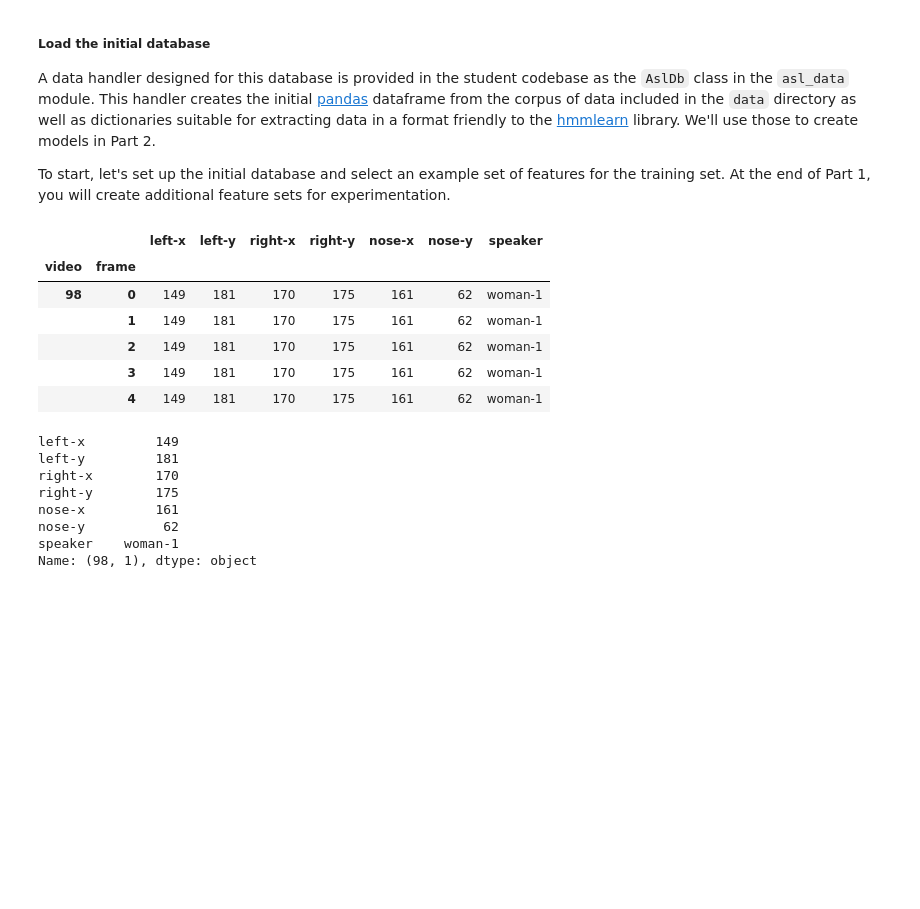
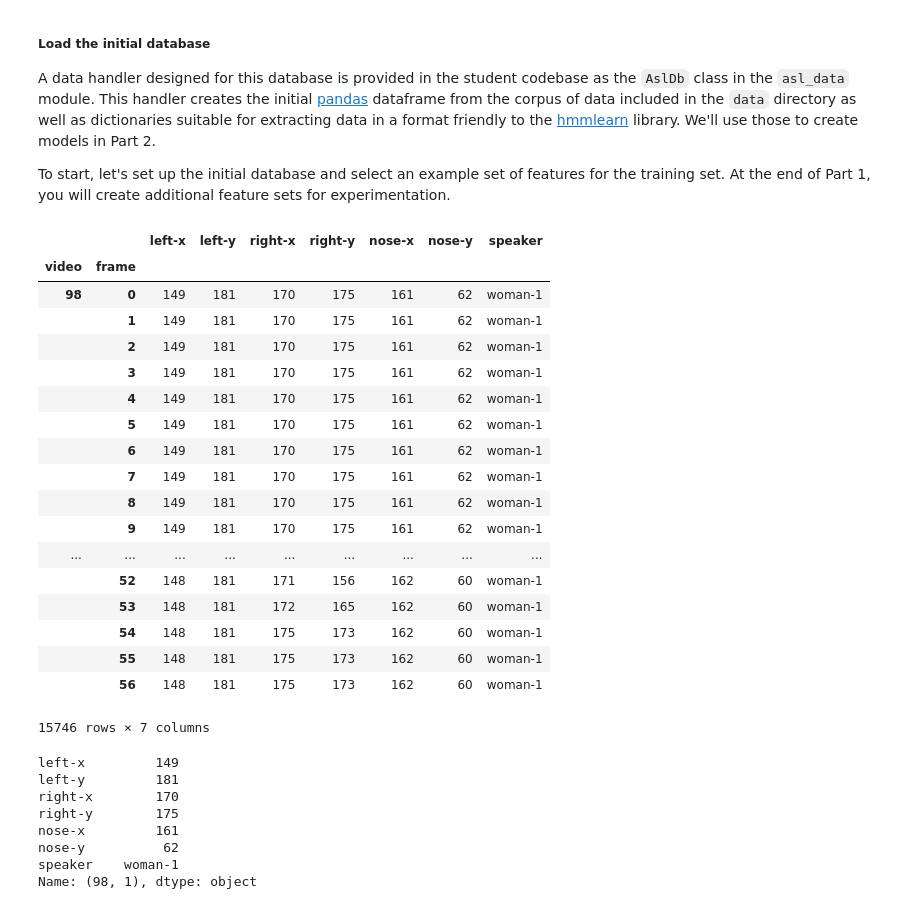
Before and after one commit to marianokamp/AIND-Recognizer, a Jupyter notebook: asl_recognizer.ipynb, the cells around one changed output. Drawn from its saved outputs; the diff is of its cells as text; code cells hidden in the pictures; blank space fills up the shorter version.

```diff
--- a/asl_recognizer.ipynb
+++ b/asl_recognizer.ipynb
@@ -36,19 +36,32 @@ To start, let's set up the initial database and select an example set of feature
 # %%
 import numpy as np
 import pandas as pd
 from asl_data import AslDb
 
 
 asl = AslDb() # initializes the database
 asl.df.head() # displays the first five rows of the asl database, indexed by video and frame
+asl.df
 # %% [output]
 |  |  | left-x | left-y | right-x | right-y | nose-x | nose-y | speaker |
 | video | frame |  |  |  |  |  |  |  |
 | 98 | 0 | 149 | 181 | 170 | 175 | 161 | 62 | woman-1 |
 |  | 1 | 149 | 181 | 170 | 175 | 161 | 62 | woman-1 |
 |  | 2 | 149 | 181 | 170 | 175 | 161 | 62 | woman-1 |
 |  | 3 | 149 | 181 | 170 | 175 | 161 | 62 | woman-1 |
 |  | 4 | 149 | 181 | 170 | 175 | 161 | 62 | woman-1 |
+|  | 5 | 149 | 181 | 170 | 175 | 161 | 62 | woman-1 |
+|  | 6 | 149 | 181 | 170 | 175 | 161 | 62 | woman-1 |
+|  | 7 | 149 | 181 | 170 | 175 | 161 | 62 | woman-1 |
+|  | 8 | 149 | 181 | 170 | 175 | 161 | 62 | woman-1 |
+|  | 9 | 149 | 181 | 170 | 175 | 161 | 62 | woman-1 |
+| ... | ... | ... | ... | ... | ... | ... | ... | ... |
+|  | 52 | 148 | 181 | 171 | 156 | 162 | 60 | woman-1 |
+|  | 53 | 148 | 181 | 172 | 165 | 162 | 60 | woman-1 |
+|  | 54 | 148 | 181 | 175 | 173 | 162 | 60 | woman-1 |
+|  | 55 | 148 | 181 | 175 | 173 | 162 | 60 | woman-1 |
+|  | 56 | 148 | 181 | 175 | 173 | 162 | 60 | woman-1 |
+15746 rows × 7 columns
 # %%
 asl.df.ix[98,1]  # look at the data available for an individual frame
 # %% [output]
```
Also changed, not shown: parts of 10 cells of this notebook.
